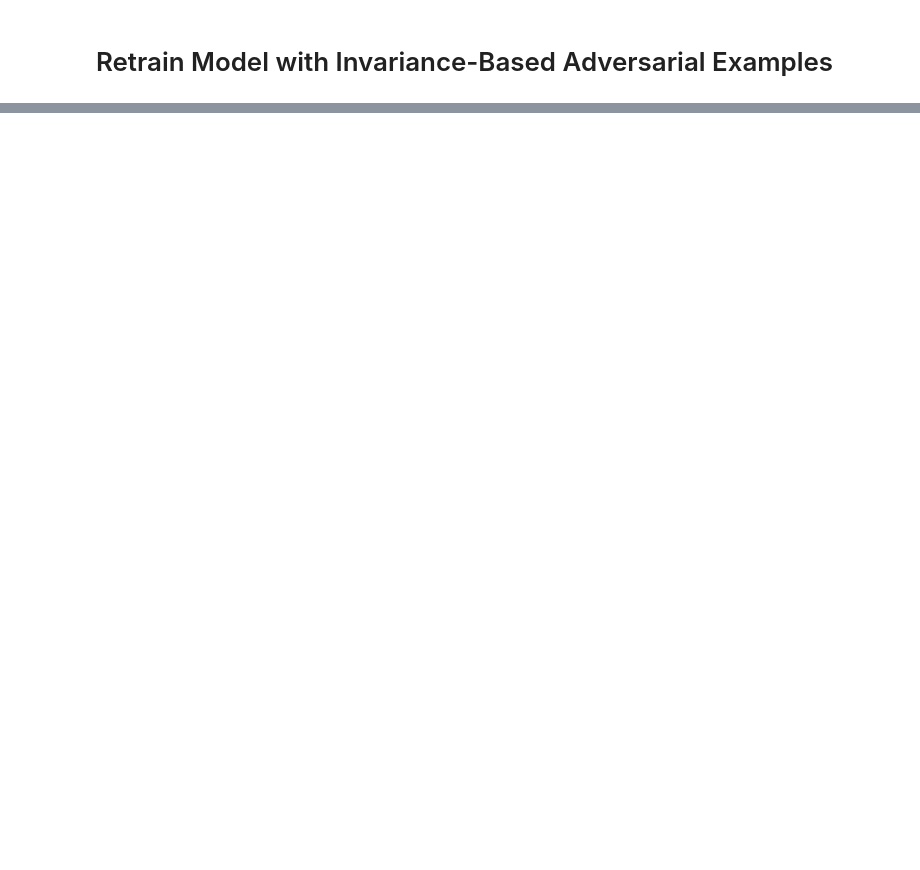
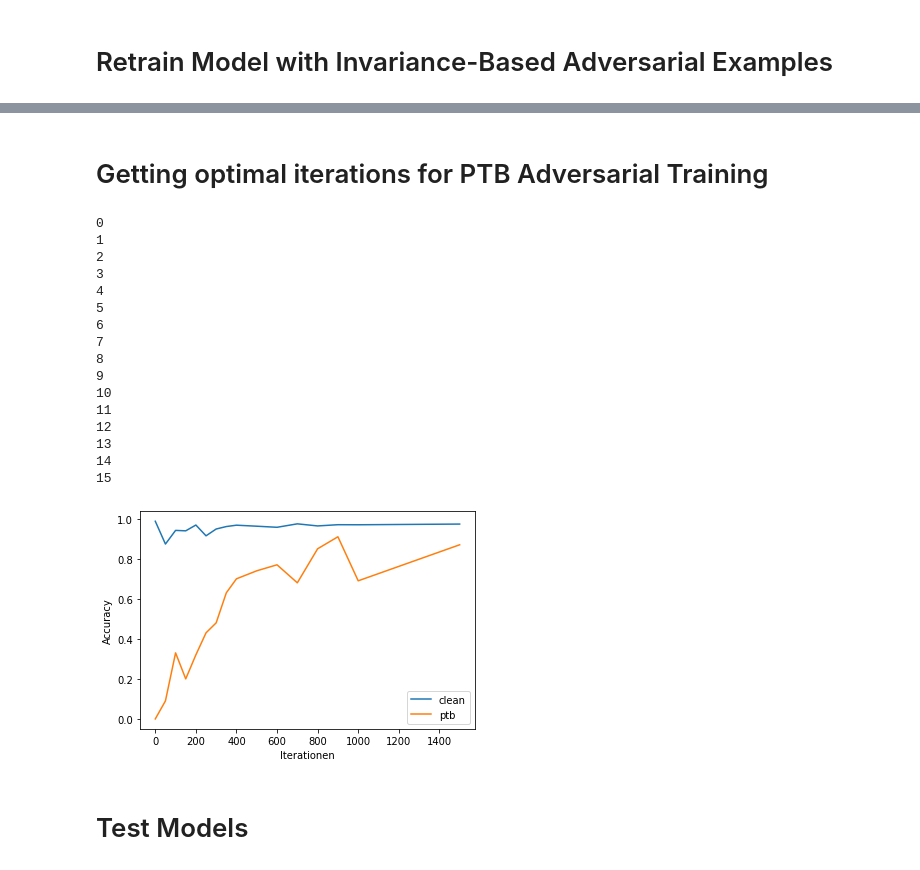
Before and after one commit to rolandr97/bachelorthesis, a Jupyter notebook: Test.ipynb, the cells around one changed output, grey strips where cells are left out. Saved outputs shown, nothing was run; the diff lists cells and outputs as text; code cells hidden in the pictures; blank space fills up the shorter version.

```diff
--- a/Test.ipynb
+++ b/Test.ipynb
@@ -886,0 +540,67 @@ SyntaxError: invalid syntax (<ipython-input-32-d31b54bdf1c6>, line 47)
+# %% [markdown]
+# Getting optimal iterations for PTB Adversarial Training
+# %%
+models=[
+load_model("models/vanilla_model"),
+load_model("models/ptb_trained_model_50_iterations"),
+load_model("models/ptb_trained_model_100_iterations"),
+load_model("models/ptb_trained_model_150_iterations"),
+load_model("models/ptb_trained_model_200_iterations"),
+load_model("models/ptb_trained_model_250_iterations"),
+load_model("models/ptb_trained_model_300_iterations"),
+load_model("models/ptb_trained_model_350_iterations"),
+load_model("models/ptb_trained_model_400_iterations"),
+load_model("models/ptb_trained_model_500_iterations"),
+load_model("models/ptb_trained_model_600_iterations"),
+load_model("models/ptb_trained_model_700_iterations"),
+load_model("models/ptb_trained_model_800_iterations"),
+load_model("models/ptb_trained_model_900_iterations"),
+load_model("models/ptb_trained_model_1000_iterations"),
+load_model("models/ptb_trained_model_1500_iterations"),
+load_model("models/ptb_trained_model_2000_iterations"),
+# load_model("models/ptb_trained_model_2500_iterations"),
+# load_model("models/ptb_trained_model_5000_iterations"),
+]
+y=[0,50,100,150,200,250,300,350,400,500,600,700,800,900,1000,1500,2000]
+# %%
+
+
+
+acc_clean_arr=[]
+acc_ptb_arr=[]
+acc_inv_arr=[]
+
+i=0
+for model in models:
+    res=test_model(model)
+    acc_clean_arr.append(res.get("clean").get("accuracy"))
+    acc_ptb_arr.append(res.get("ptb").get("accuracy"))
+    acc_inv_arr.append(res.get("inv").get("accuracy"))
+    print(i)
+    i+=1
+plt.plot( y, acc_clean_arr, label = "clean")
+plt.plot( y, acc_ptb_arr,label = "ptb")
+plt.xlabel('Iterationen')
+plt.ylabel('Accuracy')
+plt.legend()
+plt.show()
+# %% [output]
+0
+1
+2
+3
+4
+5
+6
+7
+8
+9
+10
+11
+12
+13
+14
+15
+[figure, added]
+# %% [markdown]
+# Test Models
```
Also changed, not shown: parts of 18 cells of this notebook, 4 other files.
